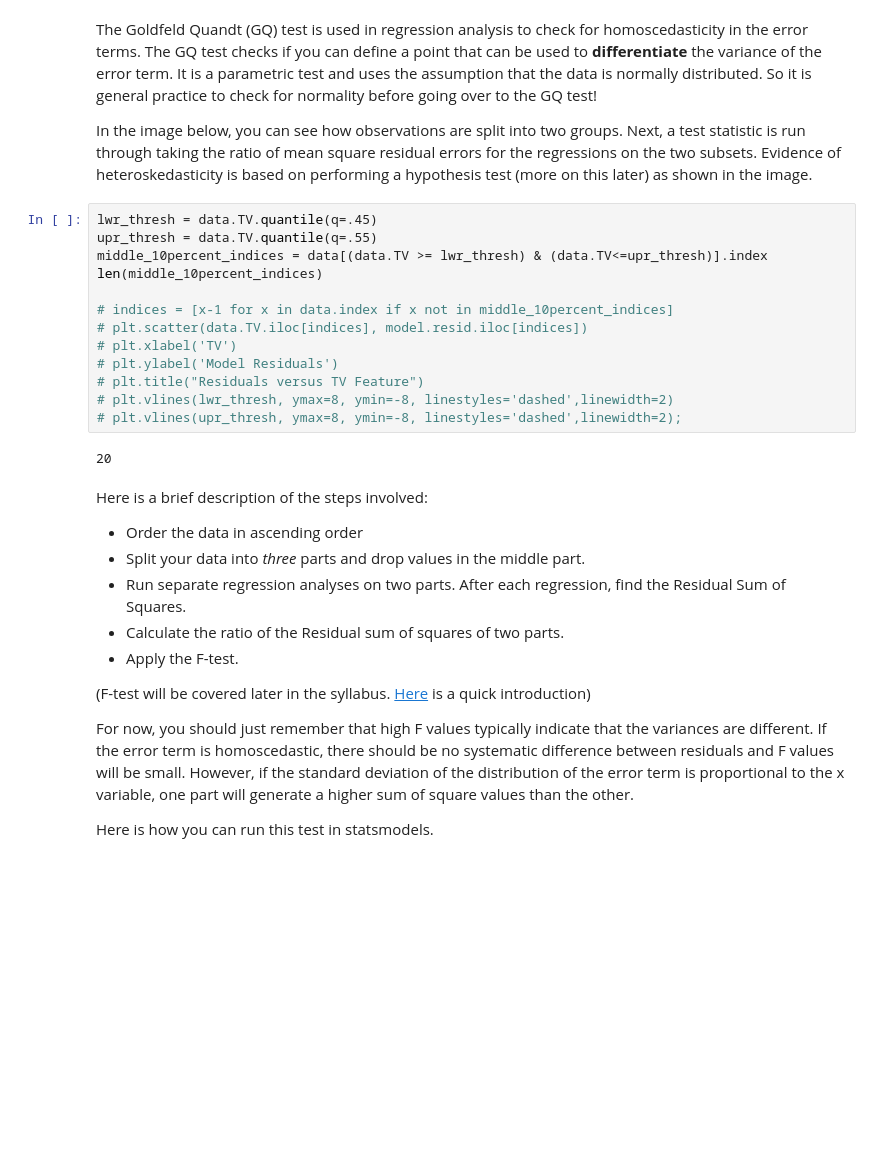
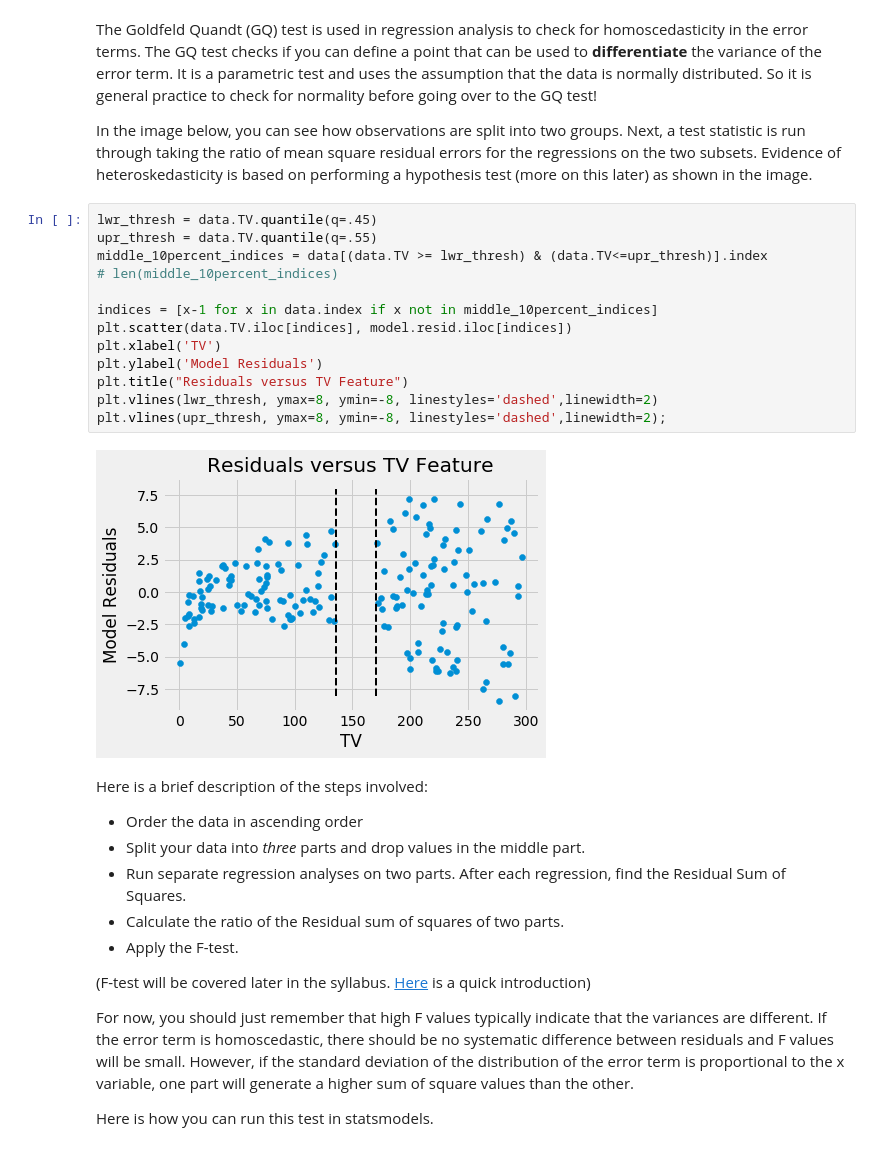
Before and after one commit to slieb74/dsc-01-10-14-regression-diagnostics-nyc-career-ds-062518, a Jupyter notebook: index.ipynb, the cells around one changed output. Cells and saved outputs as stored; diff of their text form; blank space fills up the shorter version.

```diff
--- a/index.ipynb
+++ b/index.ipynb
@@ -113,18 +113,18 @@ In the image below, you can see how observations are split into two groups. Next
 # %%
 lwr_thresh = data.TV.quantile(q=.45)
 upr_thresh = data.TV.quantile(q=.55)
 middle_10percent_indices = data[(data.TV >= lwr_thresh) & (data.TV<=upr_thresh)].index
-len(middle_10percent_indices)
+# len(middle_10percent_indices)
 
-# indices = [x-1 for x in data.index if x not in middle_10percent_indices]
-# plt.scatter(data.TV.iloc[indices], model.resid.iloc[indices])
-# plt.xlabel('TV')
-# plt.ylabel('Model Residuals')
-# plt.title("Residuals versus TV Feature")
-# plt.vlines(lwr_thresh, ymax=8, ymin=-8, linestyles='dashed',linewidth=2)
-# plt.vlines(upr_thresh, ymax=8, ymin=-8, linestyles='dashed',linewidth=2);
+indices = [x-1 for x in data.index if x not in middle_10percent_indices]
+plt.scatter(data.TV.iloc[indices], model.resid.iloc[indices])
+plt.xlabel('TV')
+plt.ylabel('Model Residuals')
+plt.title("Residuals versus TV Feature")
+plt.vlines(lwr_thresh, ymax=8, ymin=-8, linestyles='dashed',linewidth=2)
+plt.vlines(upr_thresh, ymax=8, ymin=-8, linestyles='dashed',linewidth=2);
 # %% [output]
-20
+[figure, added]
 # %% [markdown]
 Here is a brief description of the steps involved:
 
```
